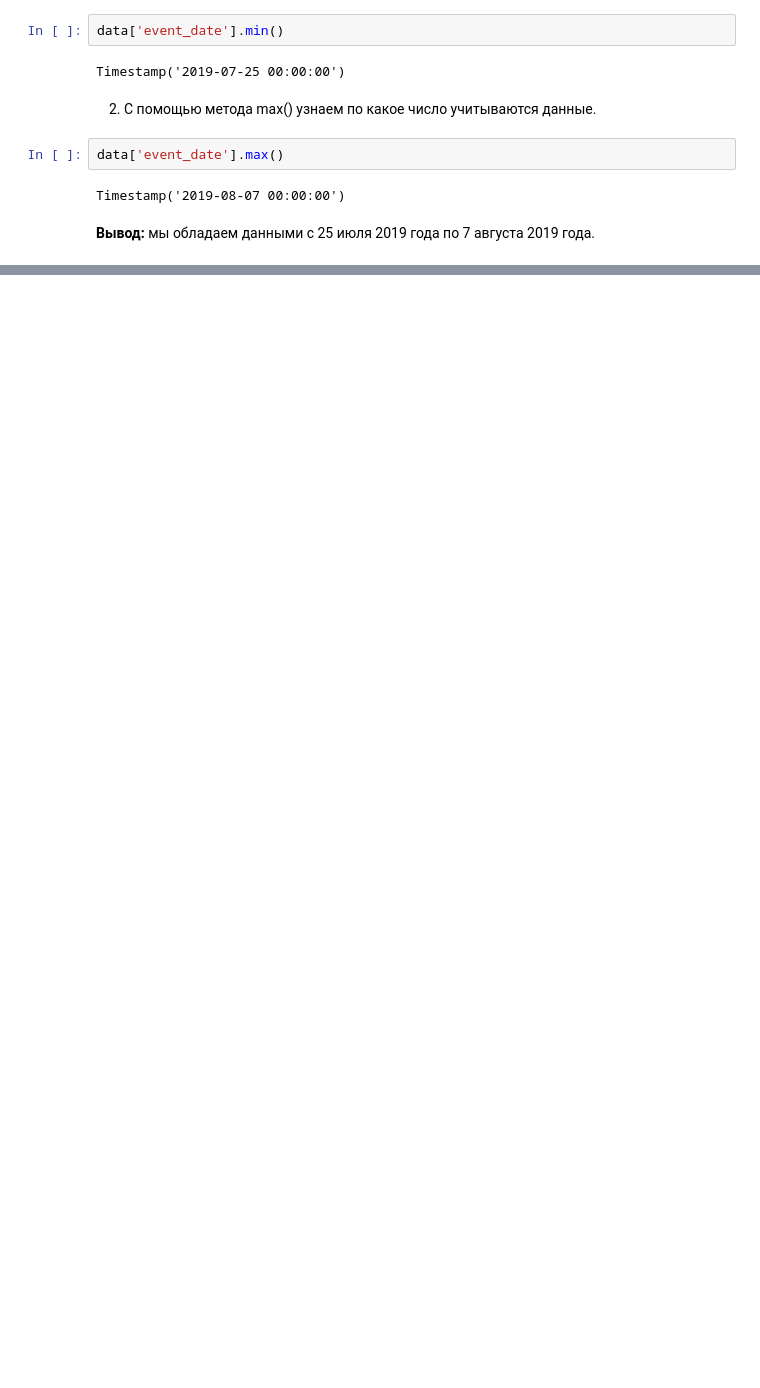
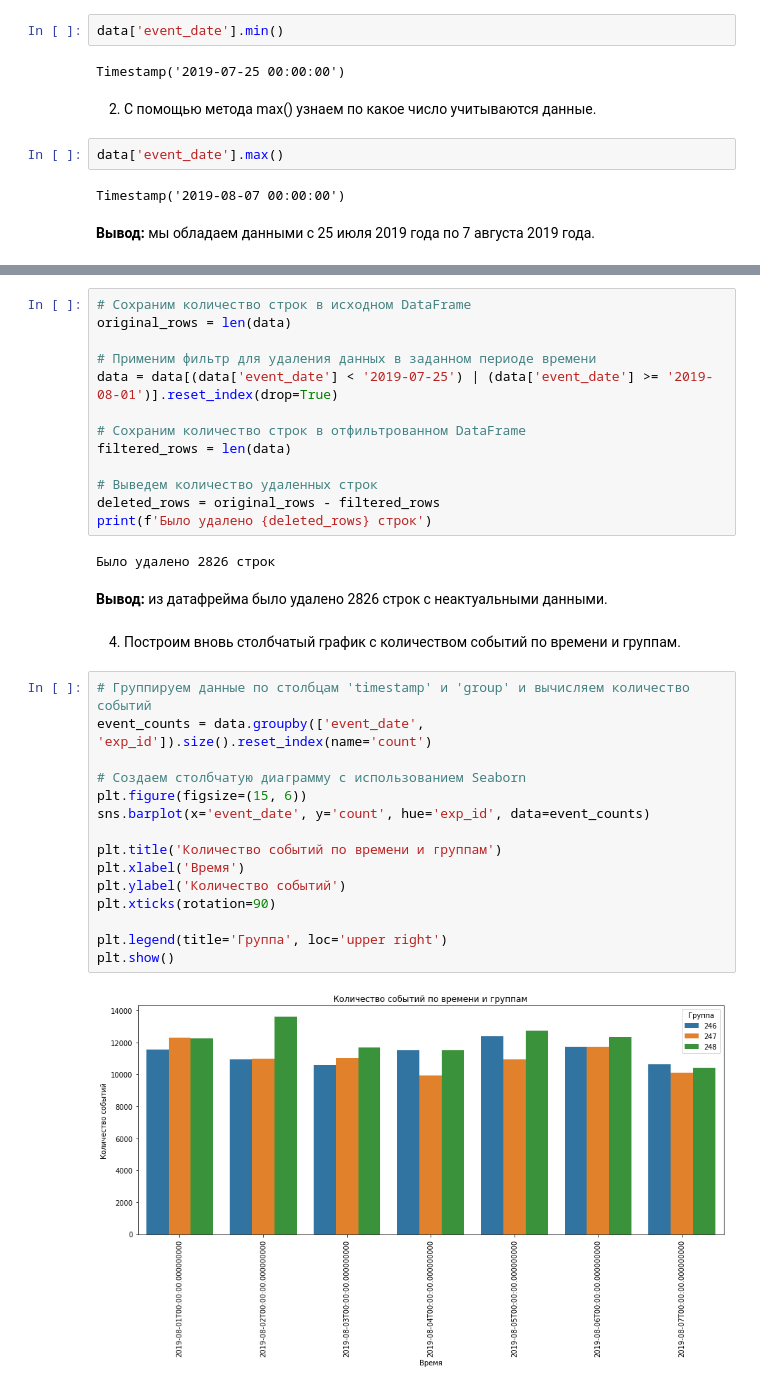
Before and after one commit to hEadman137/data_analysis_projects, a Jupyter notebook: yandex_practicum_projects/A_a_b_test_online_store(19_08_23).ipynb, the cells around one changed output, grey strips where cells are left out. Drawn from its saved outputs; the diff is of its cells as text; blank space fills up the shorter version.

```diff
--- a/yandex_practicum_projects/A_a_b_test_online_store(19_08_23).ipynb
+++ b/yandex_practicum_projects/A_a_b_test_online_store(19_08_23).ipynb
@@ -290,0 +293,36 @@ plt.show()
+# %%
+# Сохраним количество строк в исходном DataFrame
+original_rows = len(data)
+
+# Применим фильтр для удаления данных в заданном периоде времени
+data = data[(data['event_date'] < '2019-07-25') | (data['event_date'] >= '2019-08-01')].reset_index(drop=True)
+
+# Сохраним количество строк в отфильтрованном DataFrame
+filtered_rows = len(data)
+
+# Выведем количество удаленных строк
+deleted_rows = original_rows - filtered_rows
+print(f'Было удалено {deleted_rows} строк')
+# %% [output]
+Было удалено 2826 строк
+# %% [markdown]
+**Вывод:** из датафрейма было удалено 2826 строк с неактуальными данными.
+# %% [markdown]
+4. Построим вновь столбчатый график с количеством событий по времени и группам.
+# %%
+# Группируем данные по столбцам 'timestamp' и 'group' и вычисляем количество событий
+event_counts = data.groupby(['event_date', 'exp_id']).size().reset_index(name='count')
+
+# Создаем столбчатую диаграмму с использованием Seaborn
+plt.figure(figsize=(15, 6))
+sns.barplot(x='event_date', y='count', hue='exp_id', data=event_counts)
+
+plt.title('Количество событий по времени и группам')
+plt.xlabel('Время')
+plt.ylabel('Количество событий')
+plt.xticks(rotation=90)
+
+plt.legend(title='Группа', loc='upper right')
+plt.show()
+# %% [output]
+[figure, added]
```
Also changed, not shown: parts of 29 cells of this notebook.
